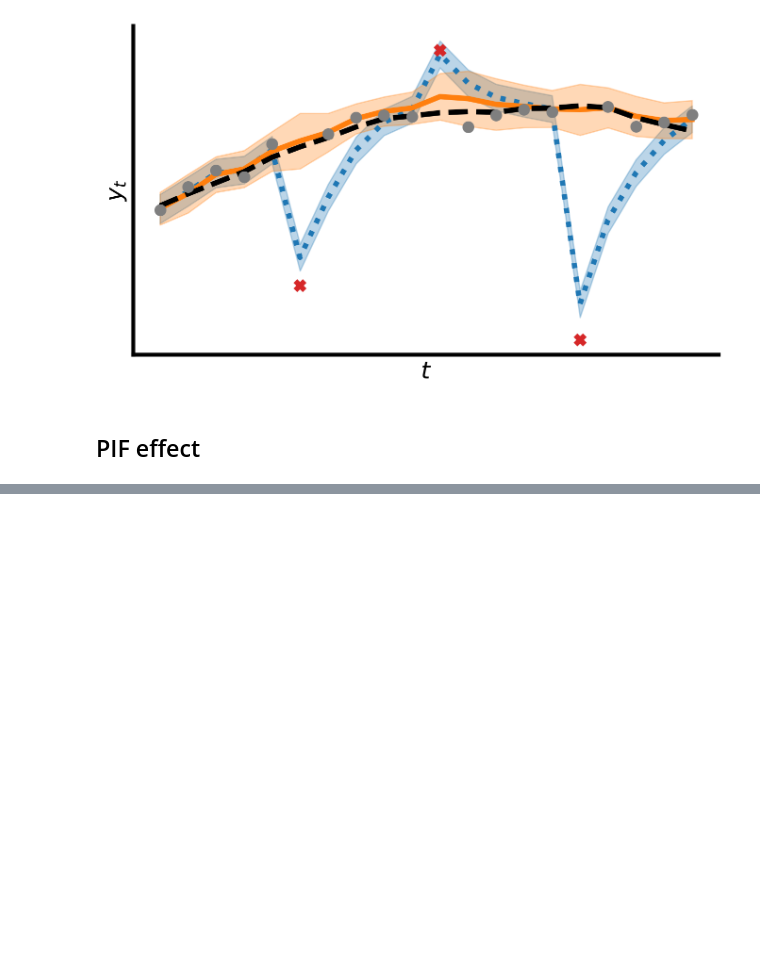
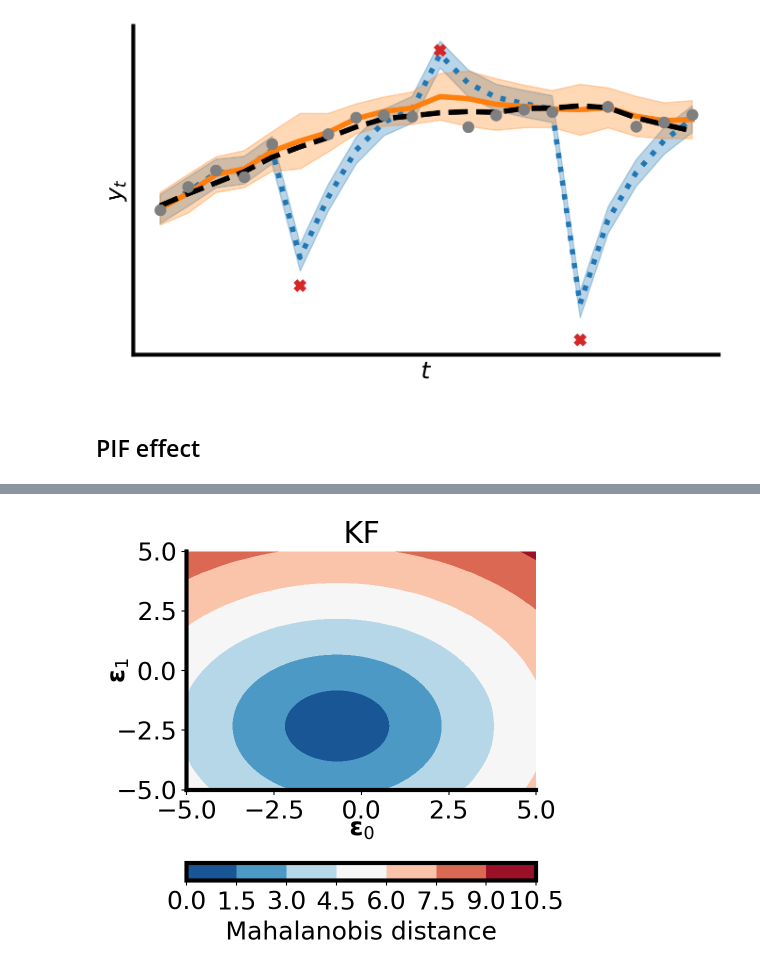
Before and after one commit to gerdm/weighted-likelihood-filter, a Jupyter notebook: experiments/intro-fig.ipynb, the cells around one changed output, grey strips where cells are left out. Cells and saved outputs as stored; diff of their text form; code cells hidden in the pictures; blank space fills up the shorter version.

```diff
--- a/experiments/intro-fig.ipynb
+++ b/experiments/intro-fig.ipynb
@@ -249,0 +344,18 @@ plt.savefig("./figures/pif-2d-tracking.png", dpi=300)
+# %%
+err = res["err-final"]
+
+fig, ax = plt.subplots(figsize=(6.4 * 0.8, 4.8))
+norm = Normalize(0, 1)
+norm = "linear"
+cmap = "RdBu_r"
+ax.contourf(*domain, err["KF"], cmap=cmap, norm=norm)
+
+ax.set_ylabel(r"${\bf\epsilon}_1$", labelpad=-10)
+ax.set_xlabel(r"${\bf\epsilon}_0$", labelpad=-5)
+ax.set_title("KF")
+
+plt.colorbar(c1, ax=ax, location="bottom", label="Mahalanobis distance", pad=0.2)
+plt.tight_layout()
+plt.savefig("./figures/2d-tracking-grid-kf-prior-predictive.png", dpi=300)
+# %% [output]
+[figure, added]
```
Also changed, not shown: parts of 22 cells of this notebook.
